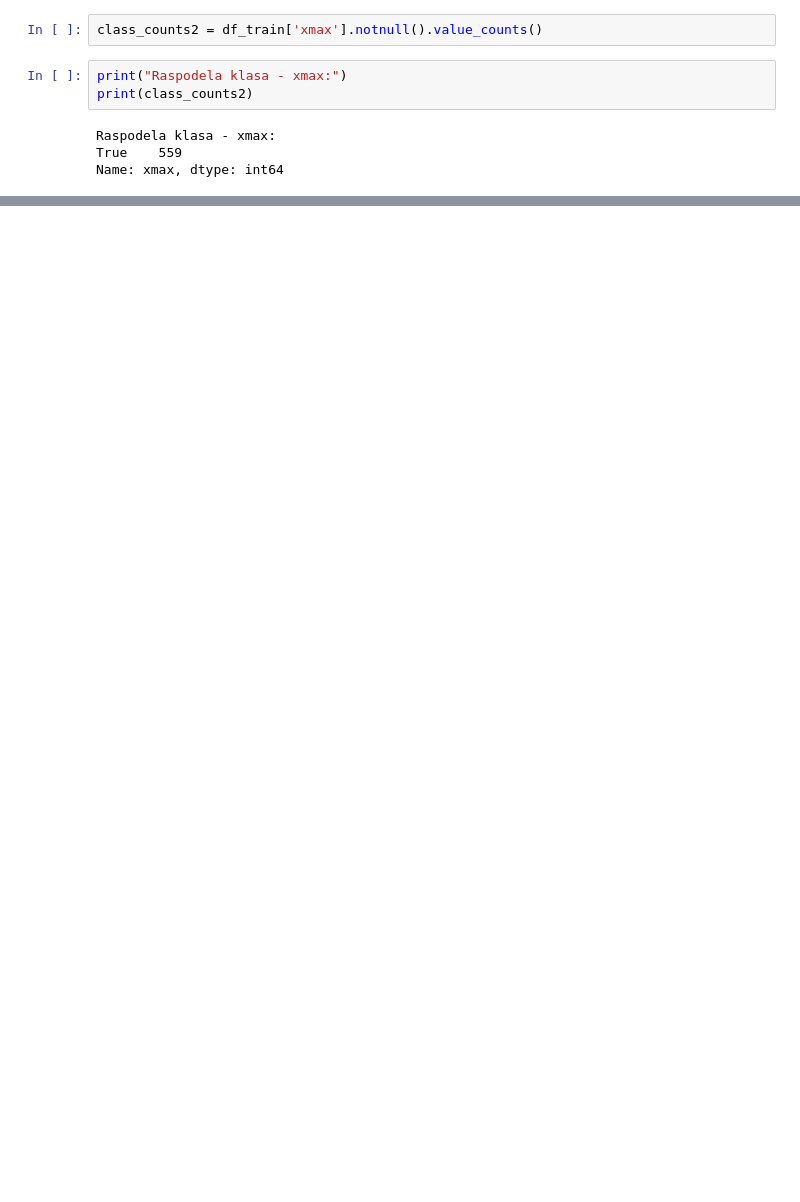
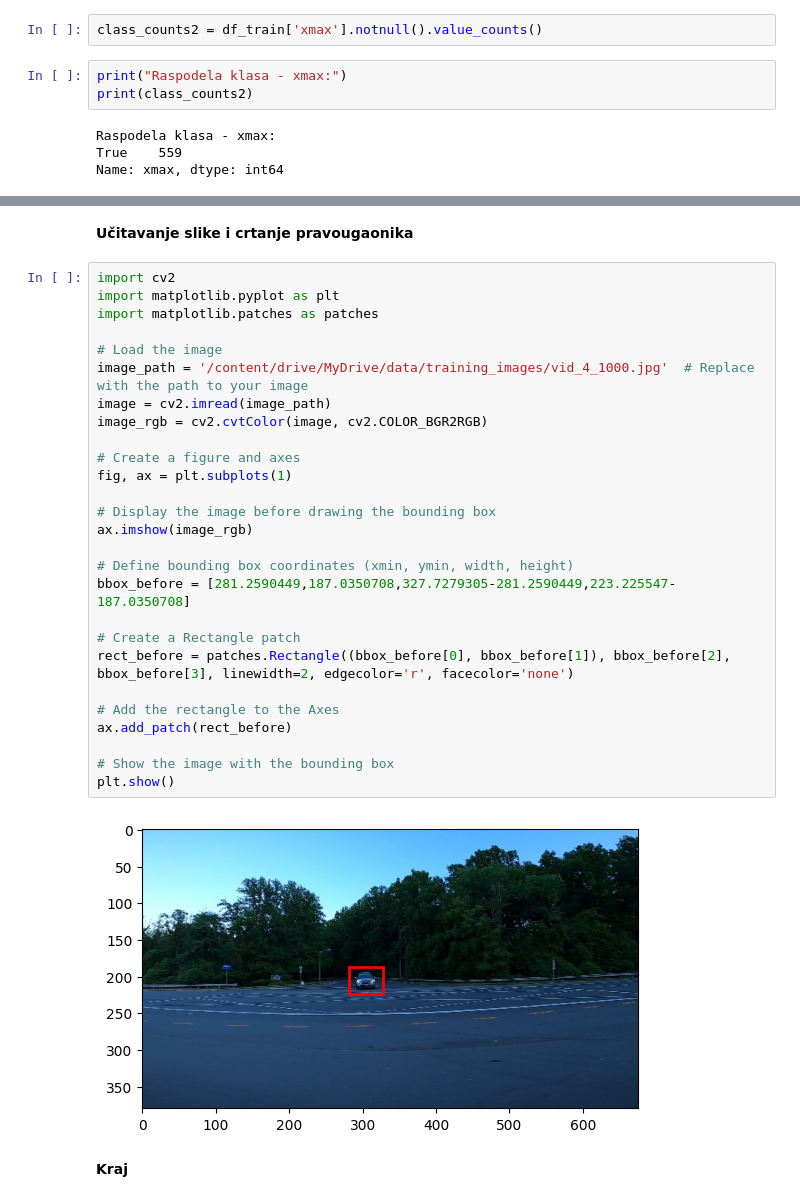
Before and after one commit to NadjaKljestanovic/PPPO, a Jupyter notebook: DetekcijaObjekata.ipynb, the cells around one changed output, grey strips where cells are left out. Drawn from its saved outputs; the diff is of its cells as text; blank space fills up the shorter version.

Commit message:
Extracting data

```diff
--- a/DetekcijaObjekata.ipynb
+++ b/DetekcijaObjekata.ipynb
@@ -153,0 +224,33 @@ Name: xmax, dtype: int64
+# %% [markdown]
+**Učitavanje slike i crtanje pravougaonika**
+# %%
+import cv2
+import matplotlib.pyplot as plt
+import matplotlib.patches as patches
+
+# Load the image
+image_path = '/content/drive/MyDrive/data/training_images/vid_4_1000.jpg'  # Replace with the path to your image
+image = cv2.imread(image_path)
+image_rgb = cv2.cvtColor(image, cv2.COLOR_BGR2RGB)
+
+# Create a figure and axes
+fig, ax = plt.subplots(1)
+
+# Display the image before drawing the bounding box
+ax.imshow(image_rgb)
+
+# Define bounding box coordinates (xmin, ymin, width, height)
+bbox_before = [281.2590449,187.0350708,327.7279305-281.2590449,223.225547-187.0350708]
+
+# Create a Rectangle patch
+rect_before = patches.Rectangle((bbox_before[0], bbox_before[1]), bbox_before[2], bbox_before[3], linewidth=2, edgecolor='r', facecolor='none')
+
+# Add the rectangle to the Axes
+ax.add_patch(rect_before)
+
+# Show the image with the bounding box
+plt.show()
+# %% [output]
+[figure, added]
+# %% [markdown]
+**Kraj**
```
Also changed, not shown: parts of 19 cells of this notebook.
